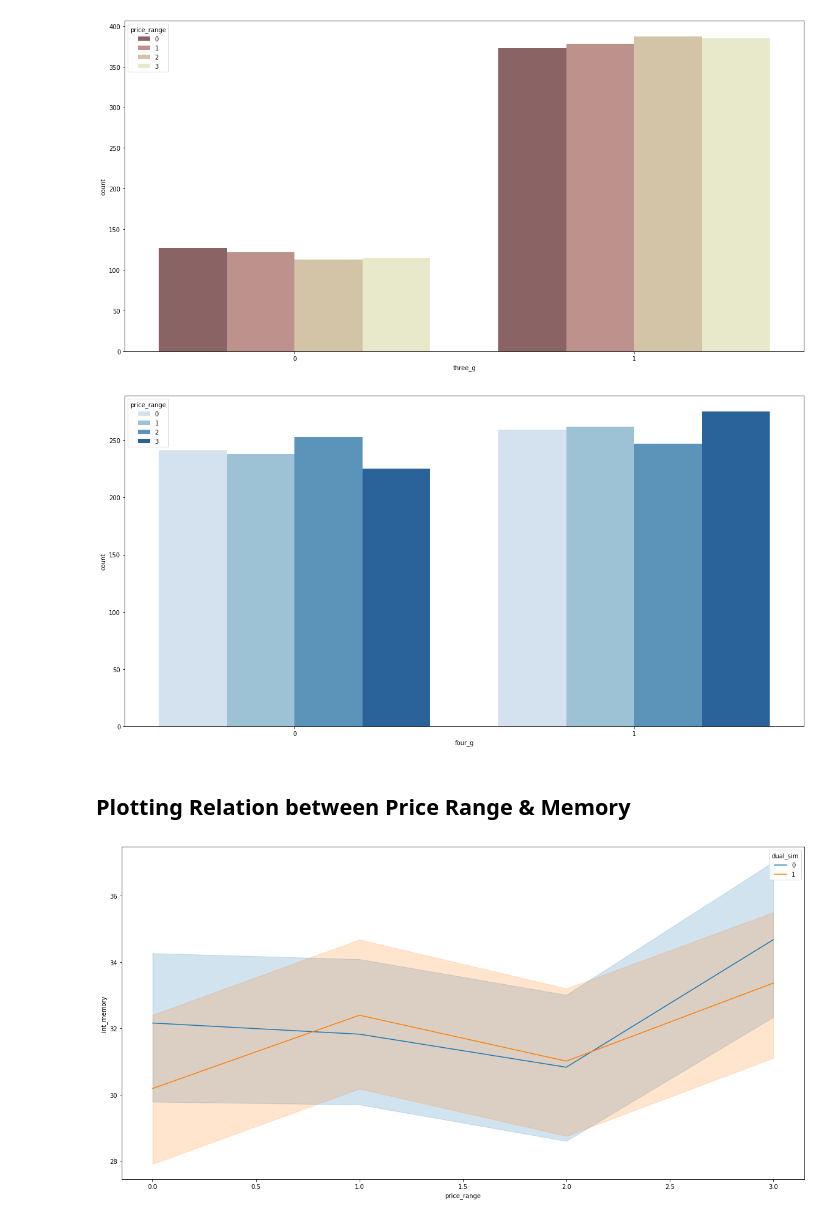
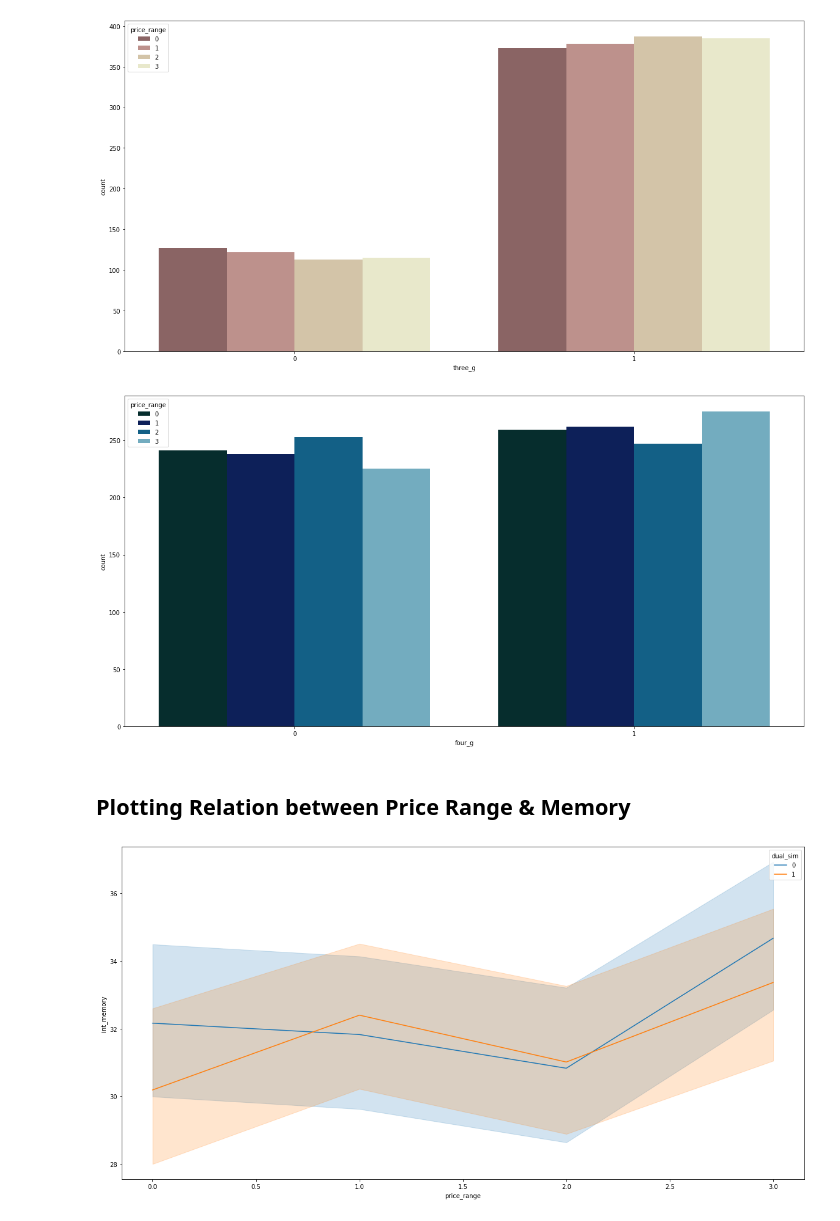
Before and after one commit to sidds4474/Mobile-Price-Range-Classification-ML, a Jupyter notebook: Mobile_Price_Range_Classification_Capstone_Project.ipynb, the cells around one changed output. Saved outputs shown, nothing was run; the diff lists cells and outputs as text; code cells hidden in the pictures.

```diff
--- a/Mobile_Price_Range_Classification_Capstone_Project.ipynb
+++ b/Mobile_Price_Range_Classification_Capstone_Project.ipynb
@@ -55,6 +64,16 @@ import warnings
 warnings.filterwarnings('ignore')
 pd.options.display.max_columns = 999
 import seaborn as sns
+# setting font weight,label weight,title weight to bold and setting title size,label size,fontsize.
+plt.rcParams["font.weight"] = "bold"
+plt.rcParams["axes.labelweight"] = "bold"
+plt.rcParams["axes.titlesize"] = 25
+plt.rcParams["axes.titleweight"] = 'bold'
+plt.rcParams['xtick.labelsize']=15
+plt.rcParams['ytick.labelsize']=15
+plt.rcParams["axes.labelsize"] = 20
+plt.rcParams["legend.fontsize"] = 15
+plt.rcParams["legend.title_fontsize"] = 15
 # %%
 # Mounting the google drive
 
@@ -163,0 +242,8 @@ data.describe().T
+# %%
+# Replacing 0 with NAN so that we can implement KNN Imputer.
+data['sc_w'] = data['sc_w'].replace(0,np.nan)
+# %%
+# import KNN imputer frio sklearn
+from sklearn.impute import KNNImputer
+impute_knn = KNNImputer(n_neighbors=1)
+data=pd.DataFrame(impute_knn.fit_transform(data),columns=data.columns)
@@ -204,10 +353,10 @@ plt.show()
 [figure]
 # %%
 plt.figure(figsize = (20,10))
-sns.countplot(data['four_g'] , hue = data['price_range'] , palette = 'Blues')
+sns.countplot(data['four_g'] , hue = data['price_range'] , palette = 'ocean')
 plt.show()
 # %% [output]
-[figure, old version]
+[figure, new version]
 # %% [markdown]
 ## Plotting Relation between Price Range & Memory
 # %%
@@ -215,4 +364,4 @@ plt.figure(figsize = (20,10))
 sns.lineplot(x = 'price_range' , y = 'int_memory' , data = data , hue = 'dual_sim')
 plt.show()
 # %% [output]
-[figure, old version]
+[figure, new version]
```
Also changed, not shown: parts of 28 cells of this notebook.
